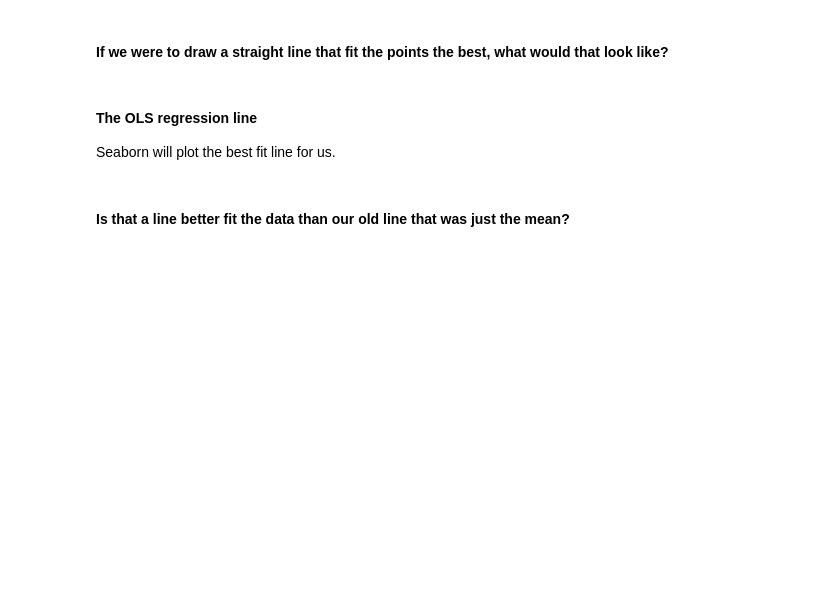
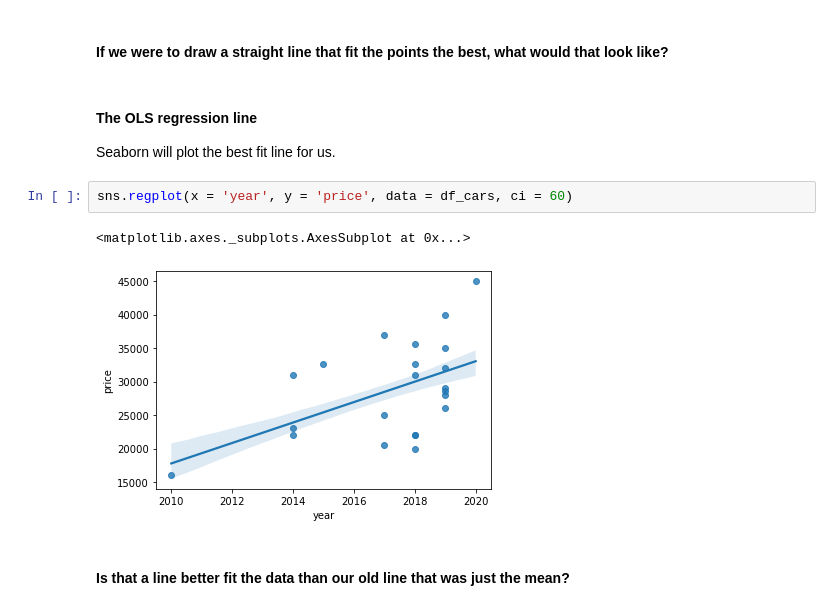
Before and after one commit to jfkoehler/DAT-02-14, a Jupyter notebook: ClassMaterial/Unit2/Class6/linear-regression-starter.ipynb, the cells around one changed output. Cells and saved outputs as stored; diff of their text form; blank space fills up the shorter version.

```diff
--- a/ClassMaterial/Unit2/Class6/linear-regression-starter.ipynb
+++ b/ClassMaterial/Unit2/Class6/linear-regression-starter.ipynb
@@ -67,6 +103,11 @@ year=[
 # %% [markdown]
 #### The OLS regression line
 Seaborn will plot the best fit line for us.
+# %%
+sns.regplot(x = 'year', y = 'price', data = df_cars, ci = 60)
+# %% [output]
+<matplotlib.axes._subplots.AxesSubplot at 0x...>
+[figure, added]
 # %% [markdown]
 #### Is that a line better fit the data than our old line that was just the mean?
 # %% [markdown]
```
Also changed, not shown: parts of 54 cells of this notebook, 2 other files.
